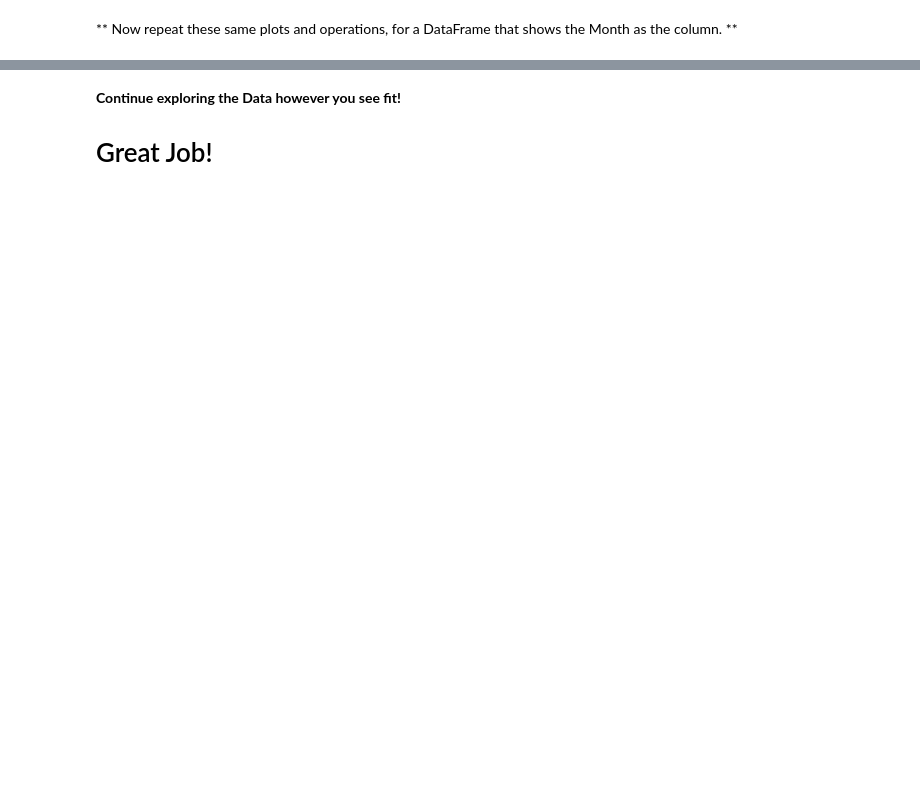
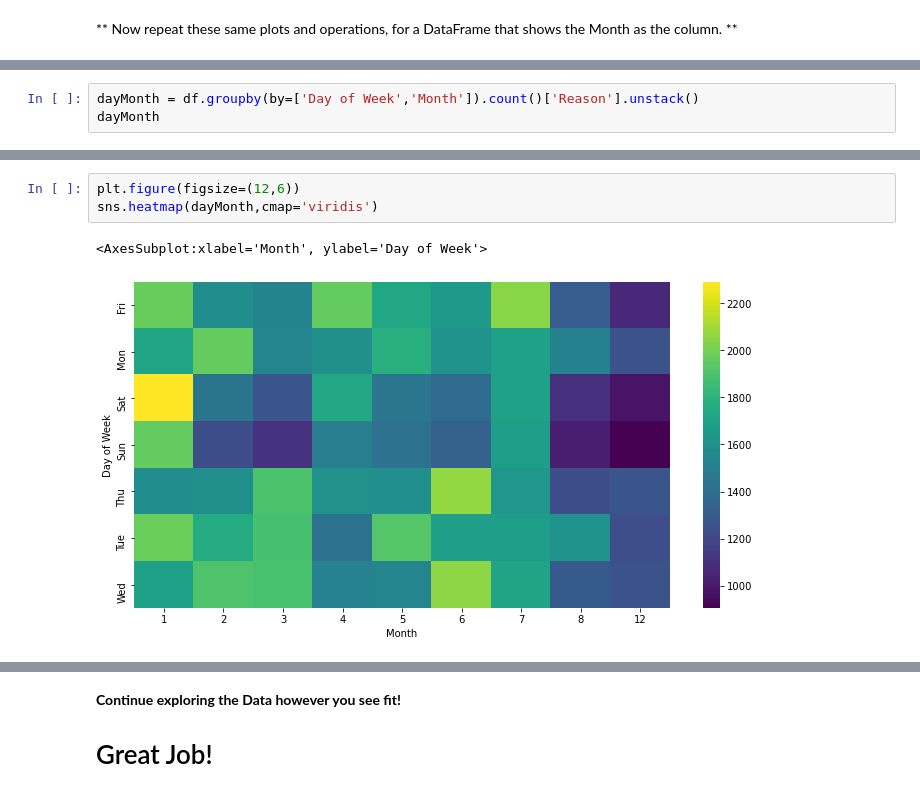
Before and after one commit to boyplus/Udemy-Python-DS-ML, a Jupyter notebook: Py_DS_ML/10-Data-Capstone-Projects/01-911 Calls Data Capstone Project.ipynb, the cells around one changed output, grey strips where cells are left out. Drawn from its saved outputs; the diff is of its cells as text; blank space fills up the shorter version.

```diff
--- a/Py_DS_ML/10-Data-Capstone-Projects/01-911 Calls Data Capstone Project.ipynb
+++ b/Py_DS_ML/10-Data-Capstone-Projects/01-911 Calls Data Capstone Project.ipynb
@@ -396,0 +395,3 @@ ____
+# %%
+dayMonth = df.groupby(by=['Day of Week','Month']).count()['Reason'].unstack()
+dayMonth
@@ -396,0 +408,6 @@ ____
+# %%
+plt.figure(figsize=(12,6))
+sns.heatmap(dayMonth,cmap='viridis')
+# %% [output]
+<AxesSubplot:xlabel='Month', ylabel='Day of Week'>
+[figure, added]
```
Also changed, not shown: parts of 10 cells of this notebook.
